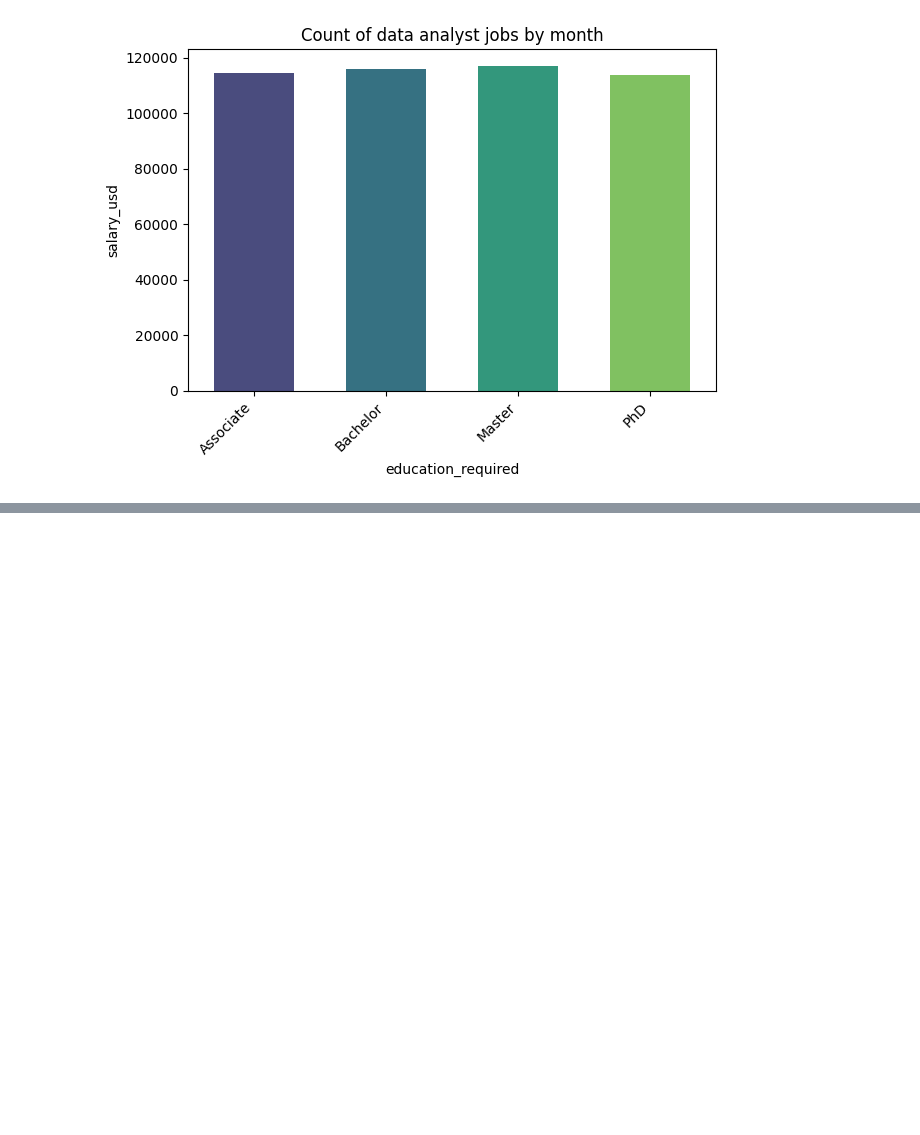
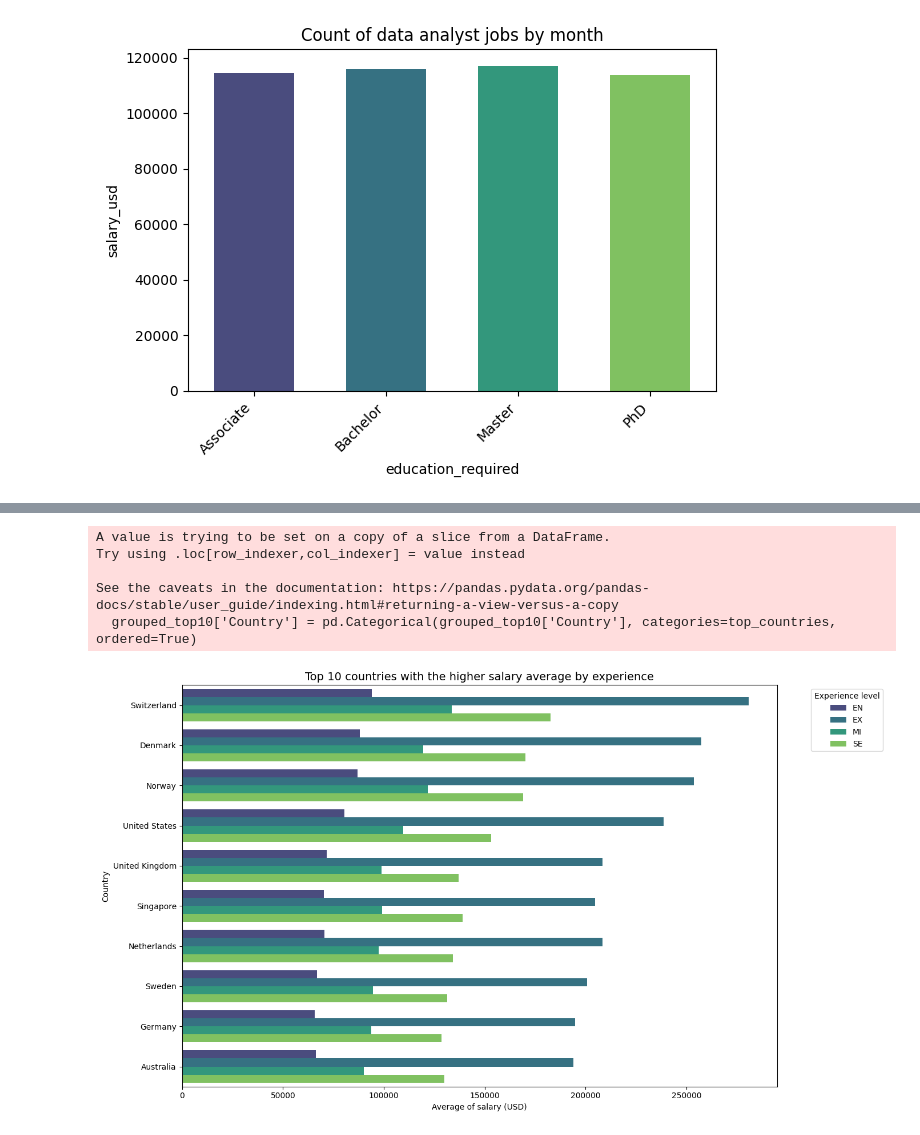
Before and after one commit to isg75/first_project, a Jupyter notebook: notebooks/guilherme.ipynb, the cells around one changed output, grey strips where cells are left out. Drawn from its saved outputs; the diff is of its cells as text; code cells hidden in the pictures; blank space fills up the shorter version.

```diff
--- a/notebooks/guilherme.ipynb
+++ b/notebooks/guilherme.ipynb
@@ -104,4 +105,4 @@ Deep Learning Engineer         718
 AI Consultant                  704
 Name: count, dtype: int64
 # %%
-ai_job['month'] = ai_job['posting_date'].str[5:7]
+ai_job['month'] = ai_job['posting_date'].str[5:7].astype(int)
@@ -217,0 +263,37 @@ Passing `palette` without assigning `hue` is deprecated and will be removed in v
+# %%
+
+grouped = ai_job.groupby(['company_location', 'experience_level'])['salary_usd'].mean().reset_index()
+grouped.rename(columns={
+    'company_location': 'Country',
+    'experience_level': 'Experience Level',
+    'salary_usd': 'Average Salary (USD)'
+}, inplace=True)
+
+top_countries = grouped.groupby('Country')['Average Salary (USD)'].mean().sort_values(ascending=False).head(10).index
+
+grouped_top10 = grouped[grouped['Country'].isin(top_countries)]
+
+grouped_top10['Country'] = pd.Categorical(grouped_top10['Country'], categories=top_countries, ordered=True)
+
+plt.figure(figsize=(14, 8))
+sns.barplot(
+    data=grouped_top10,
+    x='Average Salary (USD)',
+    y='Country',
+    hue='Experience Level',
+    palette='viridis'
+)
+
+plt.title('Top 10 countries with the higher salary average by experience', fontsize=14)
+plt.xlabel('Average of salary (USD)')
+plt.ylabel('Country')
+plt.legend(title='Experience level', bbox_to_anchor=(1.05, 1), loc='upper left')
+plt.tight_layout()
+plt.show()
+# %% [output]
+A value is trying to be set on a copy of a slice from a DataFrame.
+Try using .loc[row_indexer,col_indexer] = value instead
+
+See the caveats in the documentation: https://pandas.pydata.org/pandas-docs/stable/user_guide/indexing.html#returning-a-view-versus-a-copy
+  grouped_top10['Country'] = pd.Categorical(grouped_top10['Country'], categories=top_countries, ordered=True)
+[figure, added]
```
Also changed, not shown: parts of 13 cells of this notebook, 13 other files.
